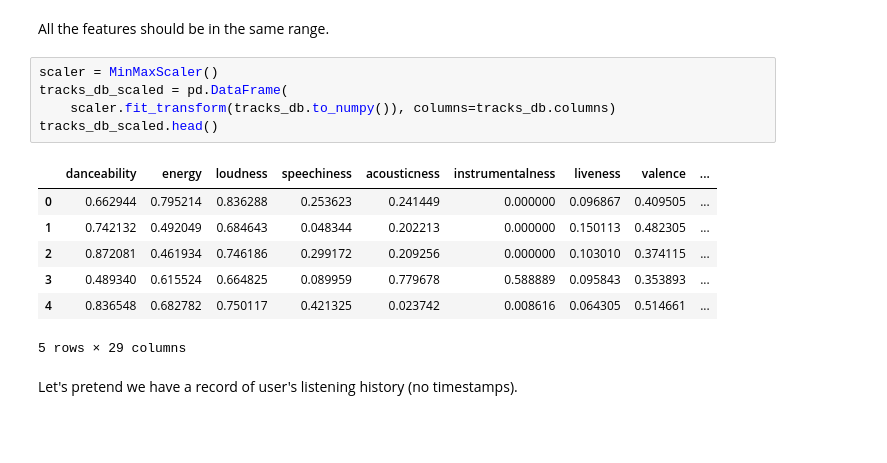
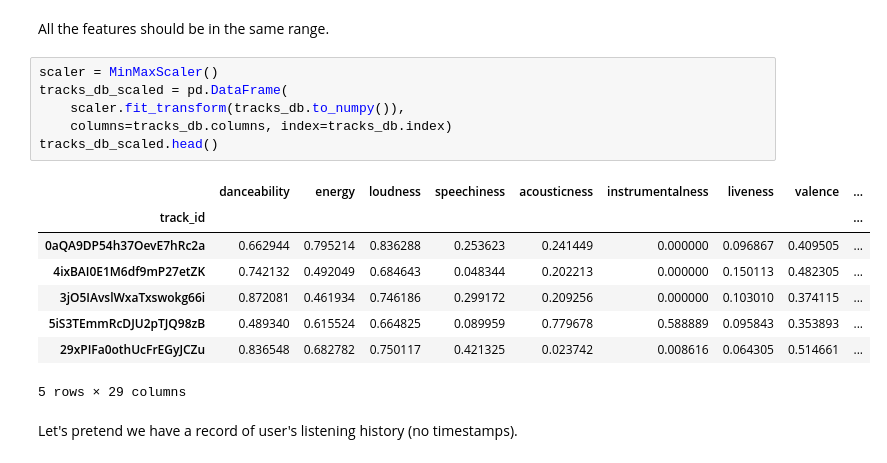
Before and after one commit to pawlooss1/spotify-data-mining, a Jupyter notebook: notebooks/recomm_sys_demo.ipynb, the cells around one changed output. Drawn from its saved outputs; the diff is of its cells as text; blank space fills up the shorter version.

```diff
--- a/notebooks/recomm_sys_demo.ipynb
+++ b/notebooks/recomm_sys_demo.ipynb
@@ -68,15 +68,17 @@ All the features should be in the same range.
 # %%
 scaler = MinMaxScaler()
 tracks_db_scaled = pd.DataFrame(
-    scaler.fit_transform(tracks_db.to_numpy()), columns=tracks_db.columns)
+    scaler.fit_transform(tracks_db.to_numpy()),
+    columns=tracks_db.columns, index=tracks_db.index)
 tracks_db_scaled.head()
 # %% [output]
 |  | danceability | energy | loudness | speechiness | acousticness | instrumentalness | liveness | valence | ... |
-| 0 | 0.662944 | 0.795214 | 0.836288 | 0.253623 | 0.241449 | 0.000000 | 0.096867 | 0.409505 | ... |
-| 1 | 0.742132 | 0.492049 | 0.684643 | 0.048344 | 0.202213 | 0.000000 | 0.150113 | 0.482305 | ... |
-| 2 | 0.872081 | 0.461934 | 0.746186 | 0.299172 | 0.209256 | 0.000000 | 0.103010 | 0.374115 | ... |
-| 3 | 0.489340 | 0.615524 | 0.664825 | 0.089959 | 0.779678 | 0.588889 | 0.095843 | 0.353893 | ... |
-| 4 | 0.836548 | 0.682782 | 0.750117 | 0.421325 | 0.023742 | 0.008616 | 0.064305 | 0.514661 | ... |
+| track_id |  |  |  |  |  |  |  |  | ... |
+| 0aQA9DP54h37OevE7hRc2a | 0.662944 | 0.795214 | 0.836288 | 0.253623 | 0.241449 | 0.000000 | 0.096867 | 0.409505 | ... |
+| 4ixBAI0E1M6df9mP27etZK | 0.742132 | 0.492049 | 0.684643 | 0.048344 | 0.202213 | 0.000000 | 0.150113 | 0.482305 | ... |
+| 3jO5IAvslWxaTxswokg66i | 0.872081 | 0.461934 | 0.746186 | 0.299172 | 0.209256 | 0.000000 | 0.103010 | 0.374115 | ... |
+| 5iS3TEmmRcDJU2pTJQ98zB | 0.489340 | 0.615524 | 0.664825 | 0.089959 | 0.779678 | 0.588889 | 0.095843 | 0.353893 | ... |
+| 29xPIFa0othUcFrEGyJCZu | 0.836548 | 0.682782 | 0.750117 | 0.421325 | 0.023742 | 0.008616 | 0.064305 | 0.514661 | ... |
 5 rows × 29 columns
 # %% [markdown]
 Let's pretend we have a record of user's listening history (no timestamps).
```
Also changed, not shown: parts of 1 cell of this notebook.
